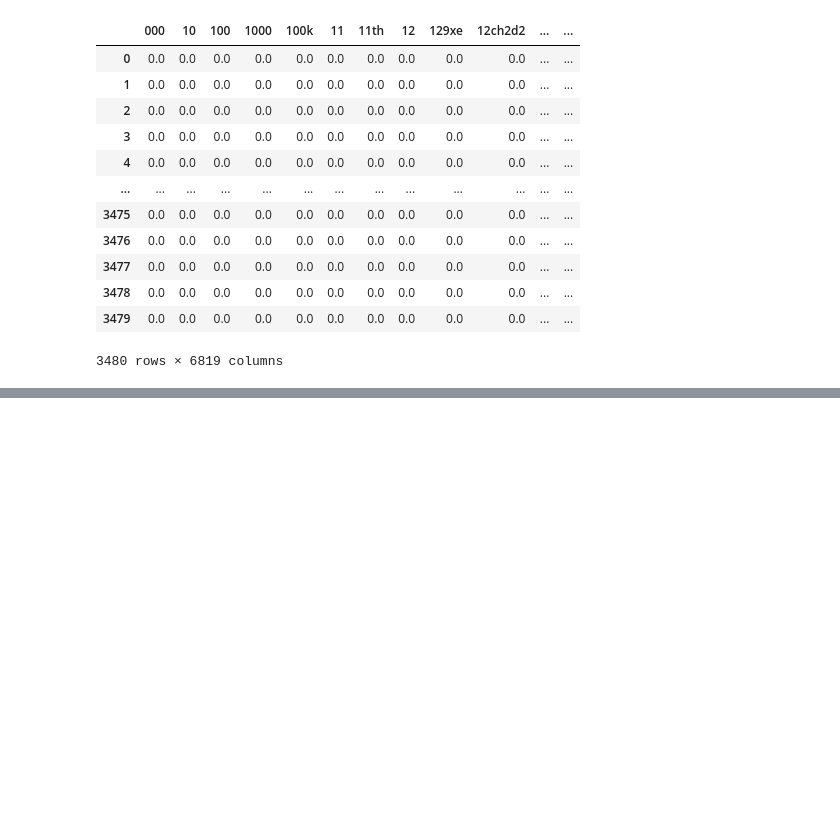
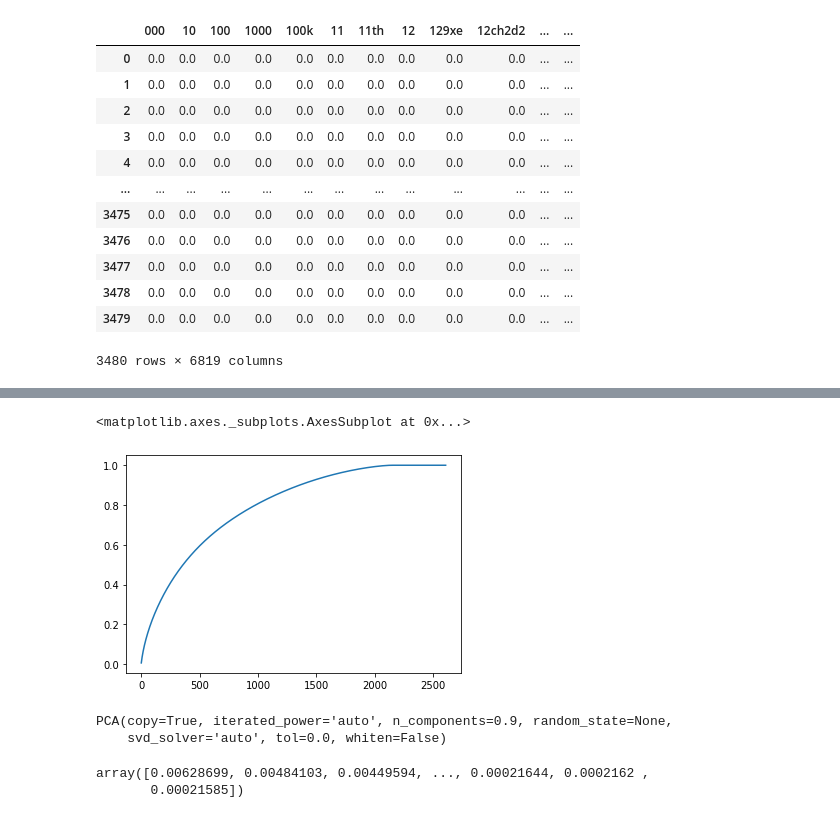
Before and after one commit to iremnasir/BioReco, a Jupyter notebook: scripts/model_training.ipynb, the cells around one changed output, grey strips where cells are left out. Cells and saved outputs as stored; diff of their text form; code cells hidden in the pictures; blank space fills up the shorter version.

```diff
--- a/scripts/model_training.ipynb
+++ b/scripts/model_training.ipynb
@@ -166,0 +199,6 @@ df_tv
+# %%
+import numpy as np
+pd.Series(np.cumsum(pca.explained_variance_ratio_)).plot()
+# %% [output]
+<matplotlib.axes._subplots.AxesSubplot at 0x...>
+[figure, added]
@@ -166,0 +207,10 @@ df_tv
+# %%
+pca90.fit(X_train)
+# %% [output]
+PCA(copy=True, iterated_power='auto', n_components=0.9, random_state=None,
+    svd_solver='auto', tol=0.0, whiten=False)
+# %%
+pca90.explained_variance_ratio_
+# %% [output]
+array([0.00628699, 0.00484103, 0.00449594, ..., 0.00021644, 0.0002162 ,
+       0.00021585])
```
Also changed, not shown: parts of 16 cells of this notebook, 6 other files.
